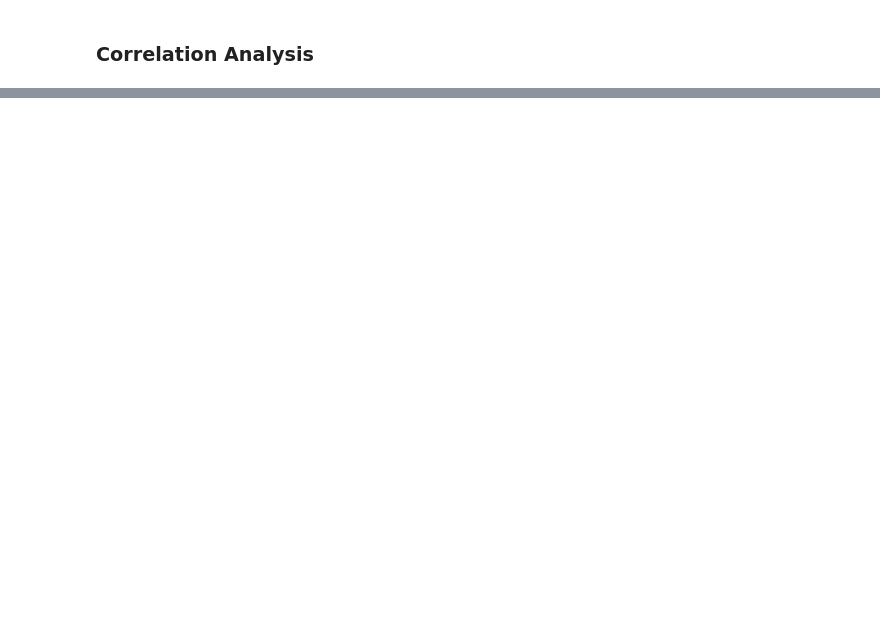
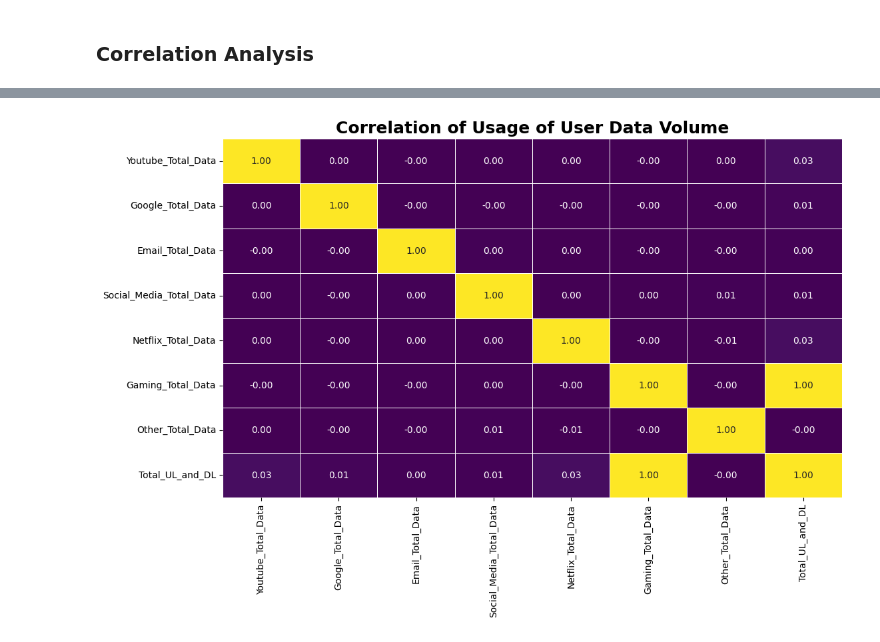
Before and after one commit to brook1167/Telecom-Analysis, a Jupyter notebook: notebooks/User_overview_analysis_task1.ipynb, the cells around one changed output, grey strips where cells are left out. Saved outputs shown, nothing was run; the diff lists cells and outputs as text; code cells hidden in the pictures; blank space fills up the shorter version.

Commit message:
perform correlation and dimensionality reduction

```diff
--- a/notebooks/User_overview_analysis_task1.ipynb
+++ b/notebooks/User_overview_analysis_task1.ipynb
@@ -573,2 +589,7 @@ plot_scatter(user_ratio_usage.sample(10000), 'Other_Total_Data', 'Total_UL_and_D
 # %% [markdown]
 ### Correlation Analysis
+# %%
+# Correlation analysis
+columns = ['Youtube_Total_Data', 'Google_Total_Data', 'Email_Total_Data','Social_Media_Total_Data', 'Netflix_Total_Data', 'Gaming_Total_Data', 'Other_Total_Data', 'Total_UL_and_DL']
+corr = user_ratio_usage[columns].corr()
+corr
@@ -574,0 +606,4 @@ plot_scatter(user_ratio_usage.sample(10000), 'Other_Total_Data', 'Total_UL_and_D
+# %%
+plot_heatmap(corr, "Correlation of Usage of User Data Volume")
+# %% [output]
+[figure, added]
```
Also changed, not shown: parts of 13 cells of this notebook.
